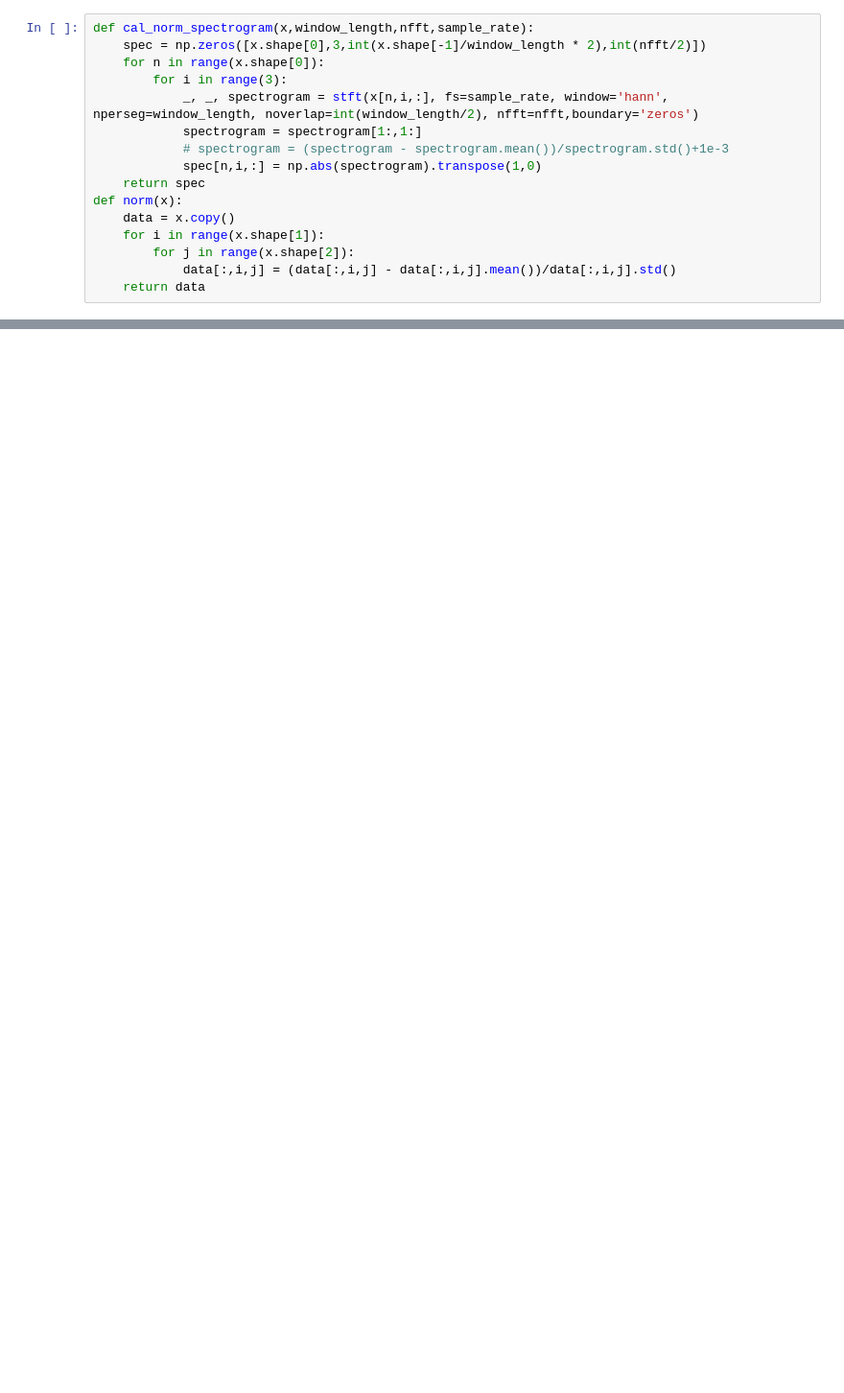
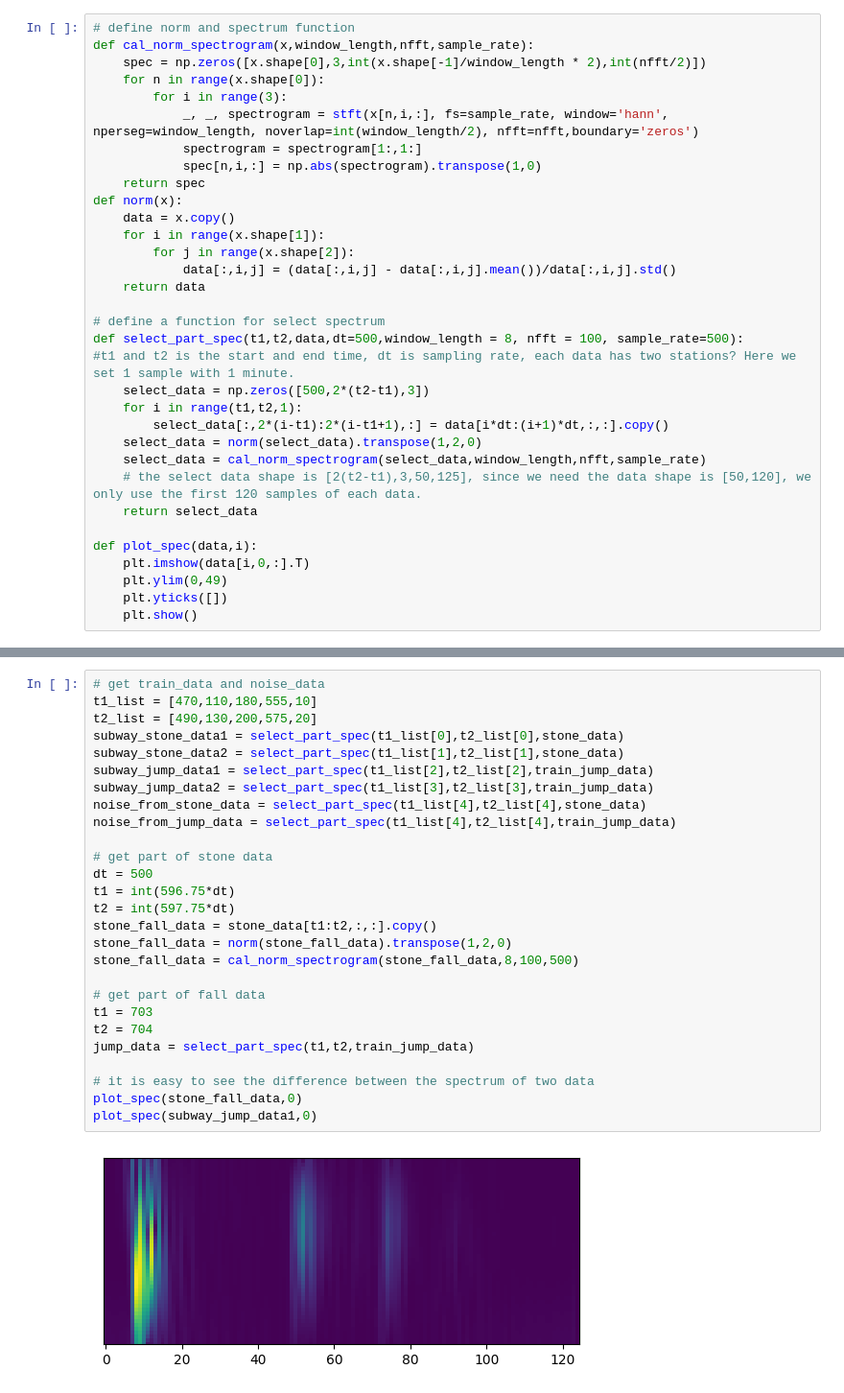
Before and after one commit to sixu0/SeisCLIP, a Jupyter notebook: Zero_shot/Demo_zeroshot_pred.ipynb, the cells around one changed output, grey strips where cells are left out. Shown: that part at 96% size. Drawn from its saved outputs; the diff is of its cells as text; blank space fills up the shorter version.

```diff
--- a/Zero_shot/Demo_zeroshot_pred.ipynb
+++ b/Zero_shot/Demo_zeroshot_pred.ipynb
@@ -46,11 +85,11 @@ print(stone_data.shape)
 # %%
+# define norm and spectrum function
 def cal_norm_spectrogram(x,window_length,nfft,sample_rate):
     spec = np.zeros([x.shape[0],3,int(x.shape[-1]/window_length * 2),int(nfft/2)])
     for n in range(x.shape[0]):
         for i in range(3):
             _, _, spectrogram = stft(x[n,i,:], fs=sample_rate, window='hann', nperseg=window_length, noverlap=int(window_length/2), nfft=nfft,boundary='zeros')
             spectrogram = spectrogram[1:,1:]
-            # spectrogram = (spectrogram - spectrogram.mean())/spectrogram.std()+1e-3
             spec[n,i,:] = np.abs(spectrogram).transpose(1,0)
     return spec
 def norm(x):
@@ -59,3 +98,20 @@ def norm(x):
         for j in range(x.shape[2]):
             data[:,i,j] = (data[:,i,j] - data[:,i,j].mean())/data[:,i,j].std()
     return data
+
+# define a function for select spectrum
+def select_part_spec(t1,t2,data,dt=500,window_length = 8, nfft = 100, sample_rate=500):
+#t1 and t2 is the start and end time, dt is sampling rate, each data has two stations? Here we set 1 sample with 1 minute.
+    select_data = np.zeros([500,2*(t2-t1),3])
+    for i in range(t1,t2,1):
+        select_data[:,2*(i-t1):2*(i-t1+1),:] = data[i*dt:(i+1)*dt,:,:].copy()
+    select_data = norm(select_data).transpose(1,2,0)
+    select_data = cal_norm_spectrogram(select_data,window_length,nfft,sample_rate)
+    # the select data shape is [2(t2-t1),3,50,125], since we need the data shape is [50,120], we only use the first 120 samples of each data.
+    return select_data
+
+def plot_spec(data,i):
+    plt.imshow(data[i,0,:].T)
+    plt.ylim(0,49)
+    plt.yticks([])
+    plt.show()
@@ -211,0 +118,29 @@ plt.show()
+# %%
+# get train_data and noise_data
+t1_list = [470,110,180,555,10]
+t2_list = [490,130,200,575,20]
+subway_stone_data1 = select_part_spec(t1_list[0],t2_list[0],stone_data)
+subway_stone_data2 = select_part_spec(t1_list[1],t2_list[1],stone_data)
+subway_jump_data1 = select_part_spec(t1_list[2],t2_list[2],train_jump_data)
+subway_jump_data2 = select_part_spec(t1_list[3],t2_list[3],train_jump_data)
+noise_from_stone_data = select_part_spec(t1_list[4],t2_list[4],stone_data)
+noise_from_jump_data = select_part_spec(t1_list[4],t2_list[4],train_jump_data)
+
+# get part of stone data
+dt = 500
+t1 = int(596.75*dt)
+t2 = int(597.75*dt)
+stone_fall_data = stone_data[t1:t2,:,:].copy()
+stone_fall_data = norm(stone_fall_data).transpose(1,2,0)
+stone_fall_data = cal_norm_spectrogram(stone_fall_data,8,100,500)
+
+# get part of fall data
+t1 = 703
+t2 = 704
+jump_data = select_part_spec(t1,t2,train_jump_data)
+
+# it is easy to see the difference between the spectrum of two data
+plot_spec(stone_fall_data,0)
+plot_spec(subway_jump_data1,0)
+# %% [output]
+[figure, added]
```
Also changed, not shown: parts of 25 cells of this notebook, 15 other files.
